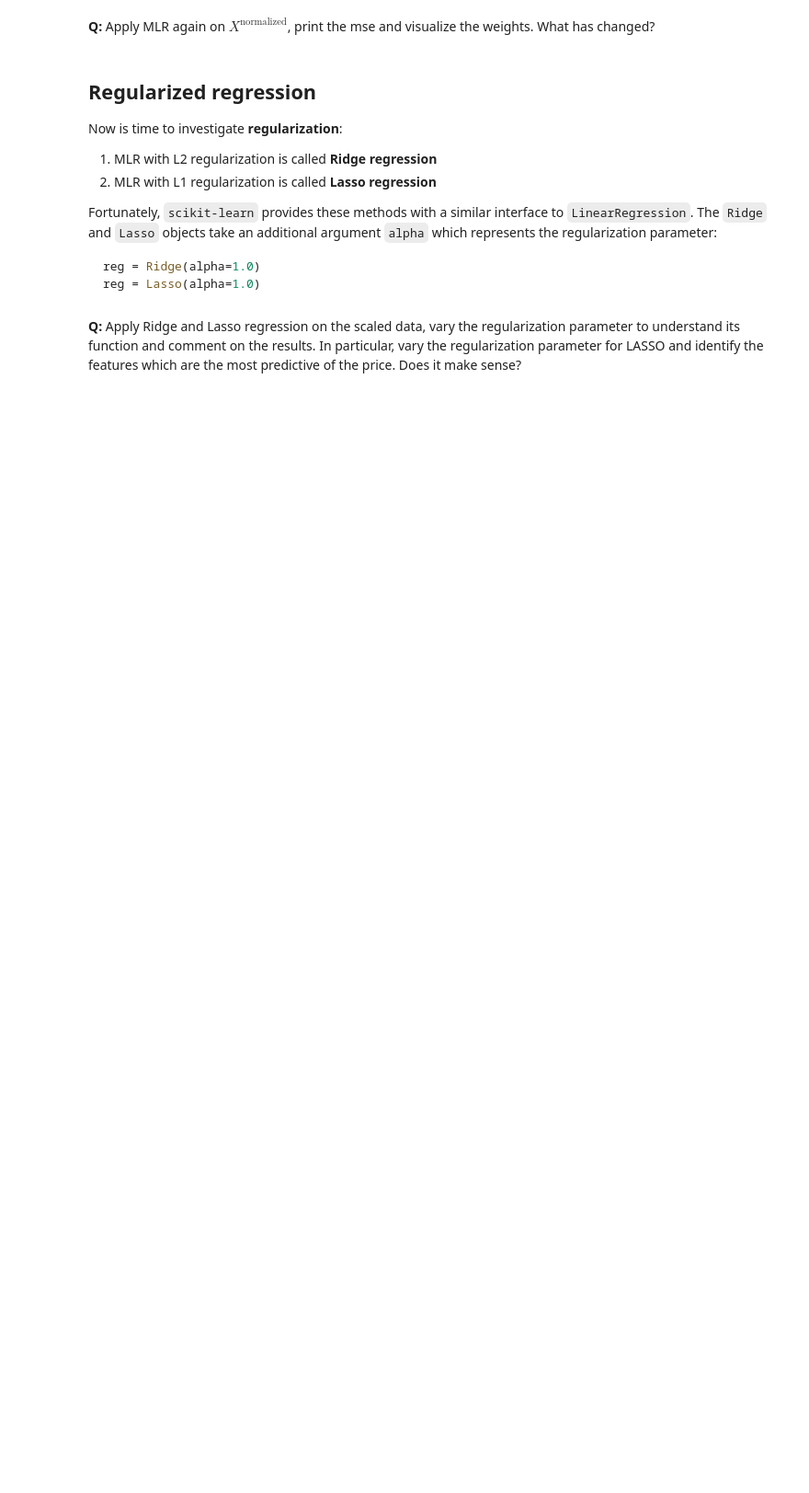
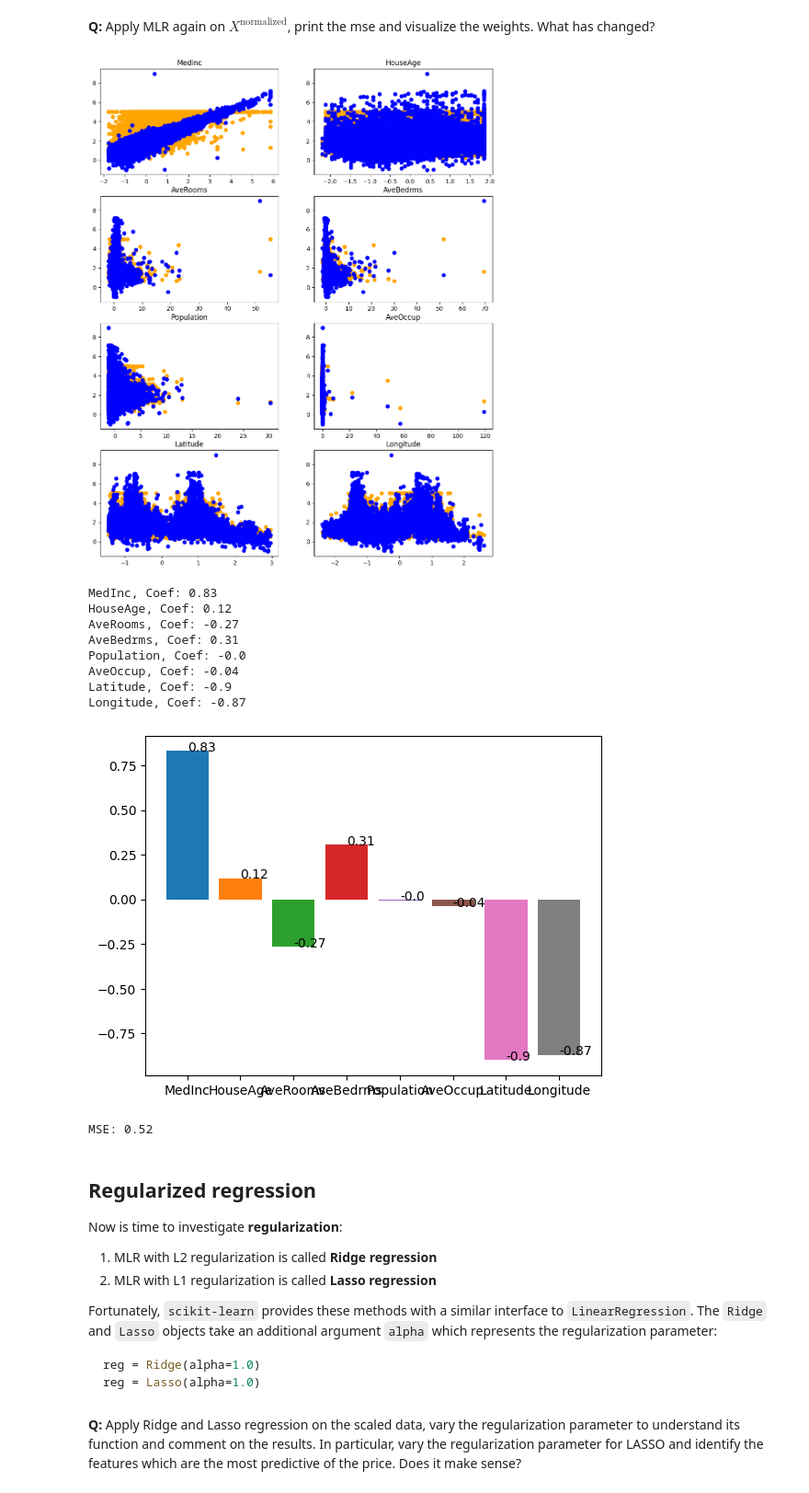
Before and after one commit to erichsdb/Neurocomputing, a Jupyter notebook: notebooks/4-MLR.ipynb, the cells around one changed output. Shown at 92% size. Drawn from its saved outputs; the diff is of its cells as text; code cells hidden in the pictures; blank space fills up the shorter version.

```diff
--- a/notebooks/4-MLR.ipynb
+++ b/notebooks/4-MLR.ipynb
@@ -71,3 +133,9 @@ i.e. you compute the mean and standard deviation of each column of `X` and apply
 **Q:** Normalize the dataset. Make sure that the new mean and std is correct.
 
 *Tip:* `X.mean(axis=0)` and `X.std(axis=0)` should be useful.
+# %%
+for i in range(8):
+    X[:, i] = (X[:, i] - X[:, i].mean()) / X[:, i].std()
+# print mean and std
+print(X.mean(axis=0))
+print(X.std(axis=0))
@@ -74,5 +146,48 @@ i.e. you compute the mean and standard deviation of each column of `X` and apply
 # %% [markdown]
 **Q:** Apply MLR again on $X^\text{normalized}$, print the mse and visualize the weights. What has changed?
+# %%
+plt.figure(figsize=(12, 15))
+
+reg = LinearRegression()
+reg.fit(X, t)
+y = reg.predict(X)
+mse = mean_squared_error(t, y)
+
+for i in range(8):
+    plt.subplot(4, 2 , i+1)
+    plt.scatter(X[:, i].reshape(-1, 1), t, c='orange')
+    plt.scatter(X[:, i].reshape(-1, 1), y, c='blue')
+    plt.title(dataset.feature_names[i])
+
+plt.show()
+
+# Der Koeffizient bestimmt den Einfluss von X (dem Input) auf das Ergebnis
+#  + ", Coef: " + str(round(reg.coef_[0], 2)) + ", MSE: " + str(round(mse, 2))
+for i in range(8):
+    print(dataset.feature_names[i] + ", Coef: " + str(round(reg.coef_[i], 2)))
+    # bar plot
+    plt.bar(i, reg.coef_[i])
+    # text label
+    plt.text(i, reg.coef_[i], round(reg.coef_[i], 2))
+    plt.xticks(np.arange(8), dataset.feature_names)
+plt.show()
+print("MSE: " + str(round(mse, 2)))
+
+# MedInc is now the most important feature
+# AvgBedRooms has become less relevant
+# Longitude and Latitude have a negative influence
+# %% [output]
+[figure, added]
+MedInc, Coef: 0.83
+HouseAge, Coef: 0.12
+AveRooms, Coef: -0.27
+AveBedrms, Coef: 0.31
+Population, Coef: -0.0
+AveOccup, Coef: -0.04
+Latitude, Coef: -0.9
+Longitude, Coef: -0.87
+[figure, added]
+MSE: 0.52
 # %% [markdown]
 ## Regularized regression
 
```
Also changed, not shown: parts of 7 cells of this notebook.
